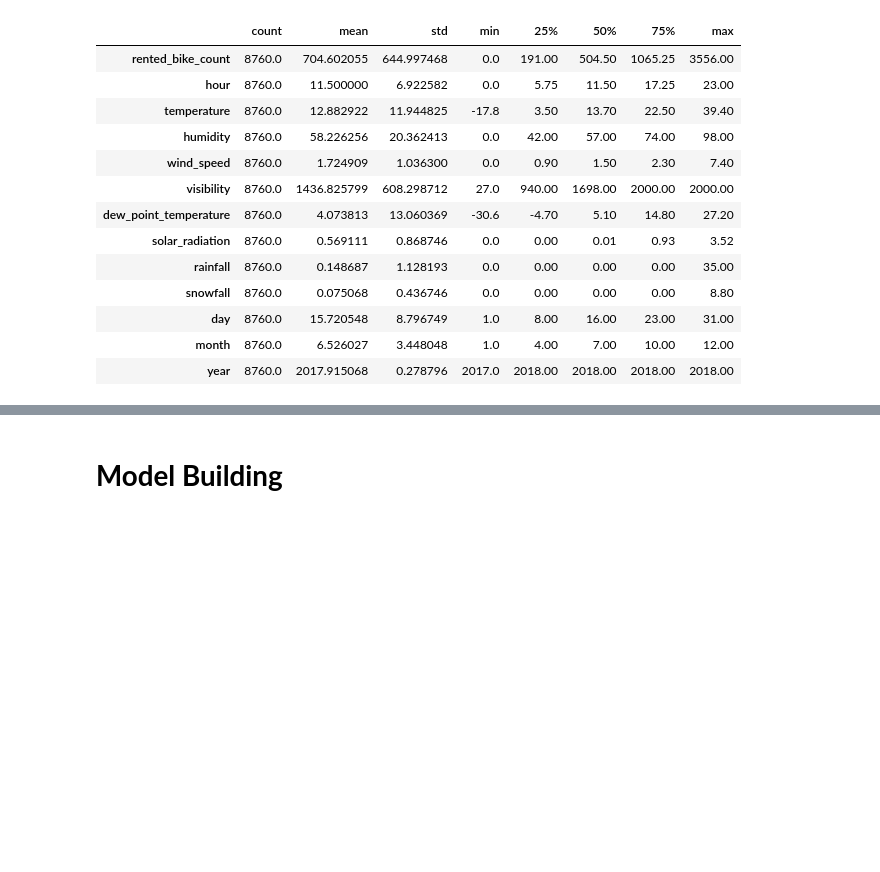
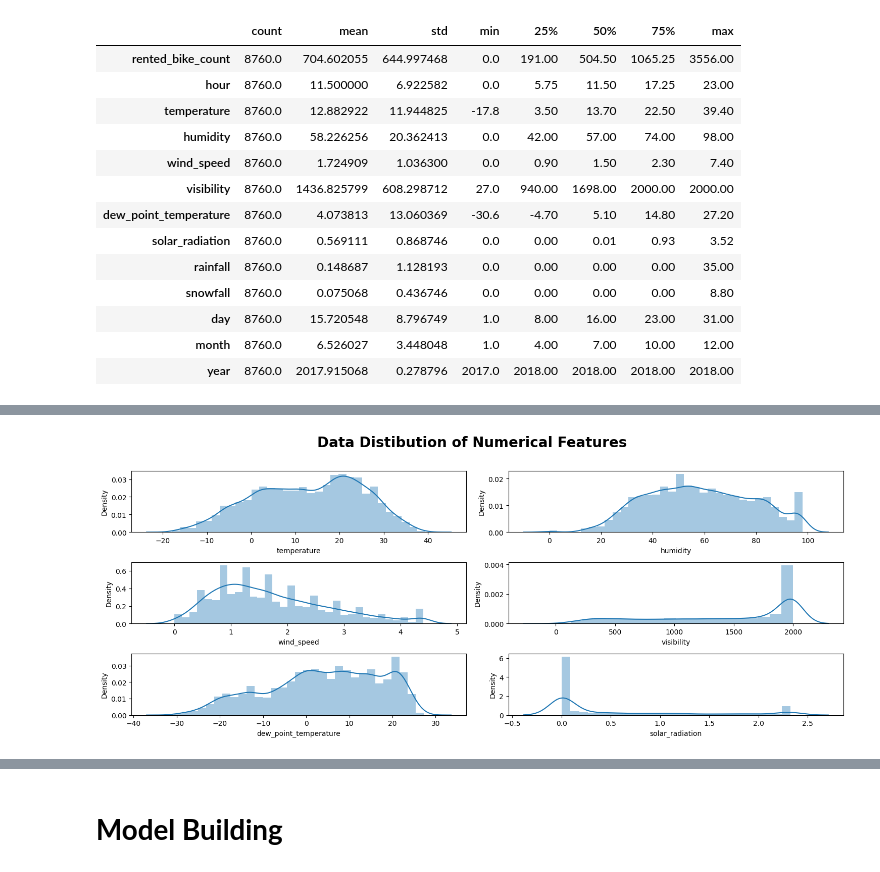
Before and after one commit to hamant-jagwan/Bike_Sharing_Demand_Prediction--ML--Regression, a Jupyter notebook: Capstone_project_ML_Bike_sharing_demand_prediction.ipynb, the cells around one changed output, grey strips where cells are left out. Saved outputs shown, nothing was run; the diff lists cells and outputs as text; code cells hidden in the pictures; blank space fills up the shorter version.

```diff
--- a/Capstone_project_ML_Bike_sharing_demand_prediction.ipynb
+++ b/Capstone_project_ML_Bike_sharing_demand_prediction.ipynb
@@ -857,0 +826,19 @@ Answer Here.
+# %%
+
+# checking for distribution after treating outliers.
+
+# figsize
+plt.figure(figsize=(15,6))
+# title
+plt.suptitle('Data Distibution of Numerical Features', fontsize=20, fontweight='bold', y=1.02)
+
+for i,col in enumerate(numerical_features):
+  plt.subplot(3, 2, i+1)                       # subplots 3 rows, 2 columns
+
+  # dist plots
+  sns.distplot(bike_df[col])
+  # x-axis label
+  plt.xlabel(col)
+  plt.tight_layout()
+# %% [output]
+[figure, added]
```
Also changed, not shown: parts of 92 cells of this notebook.
